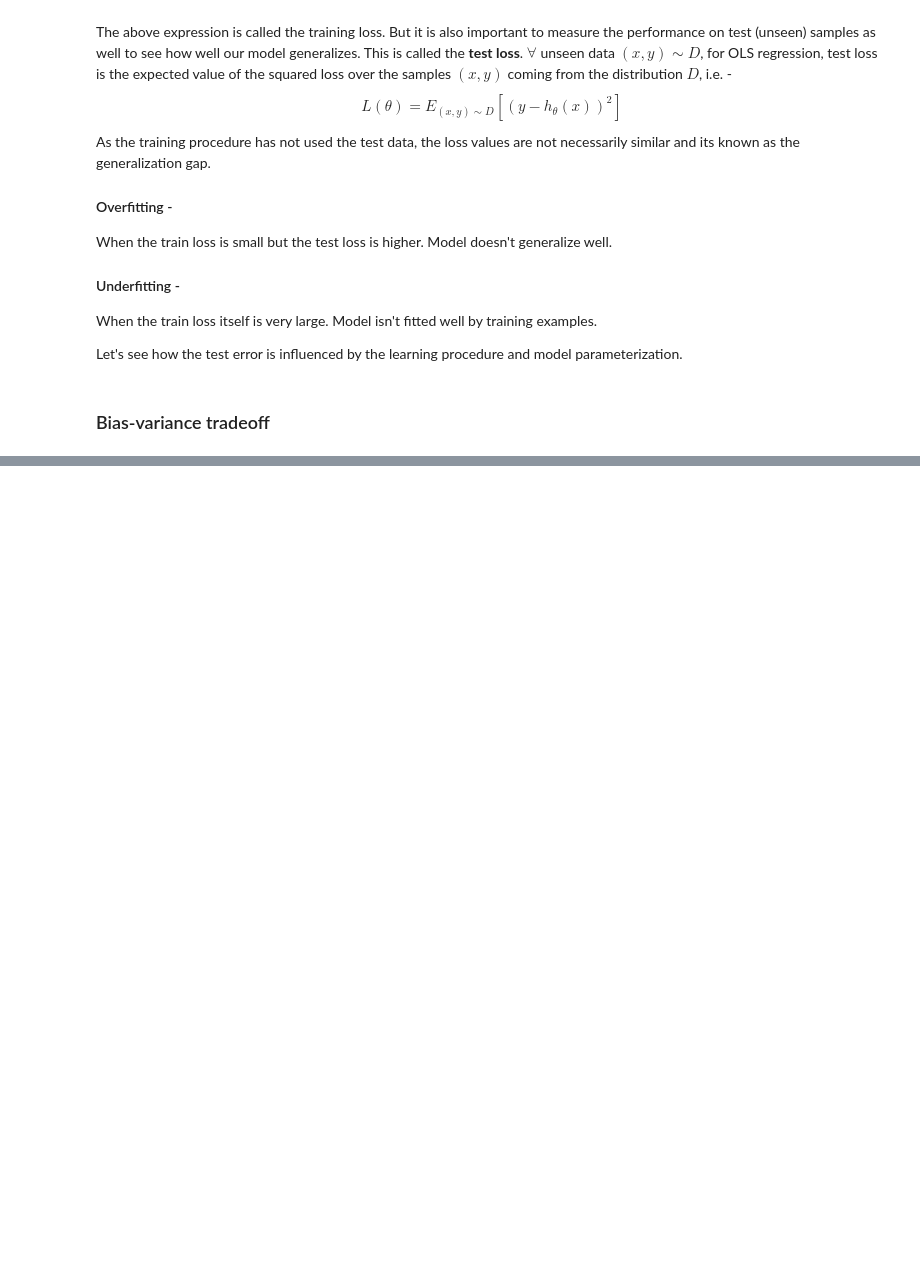
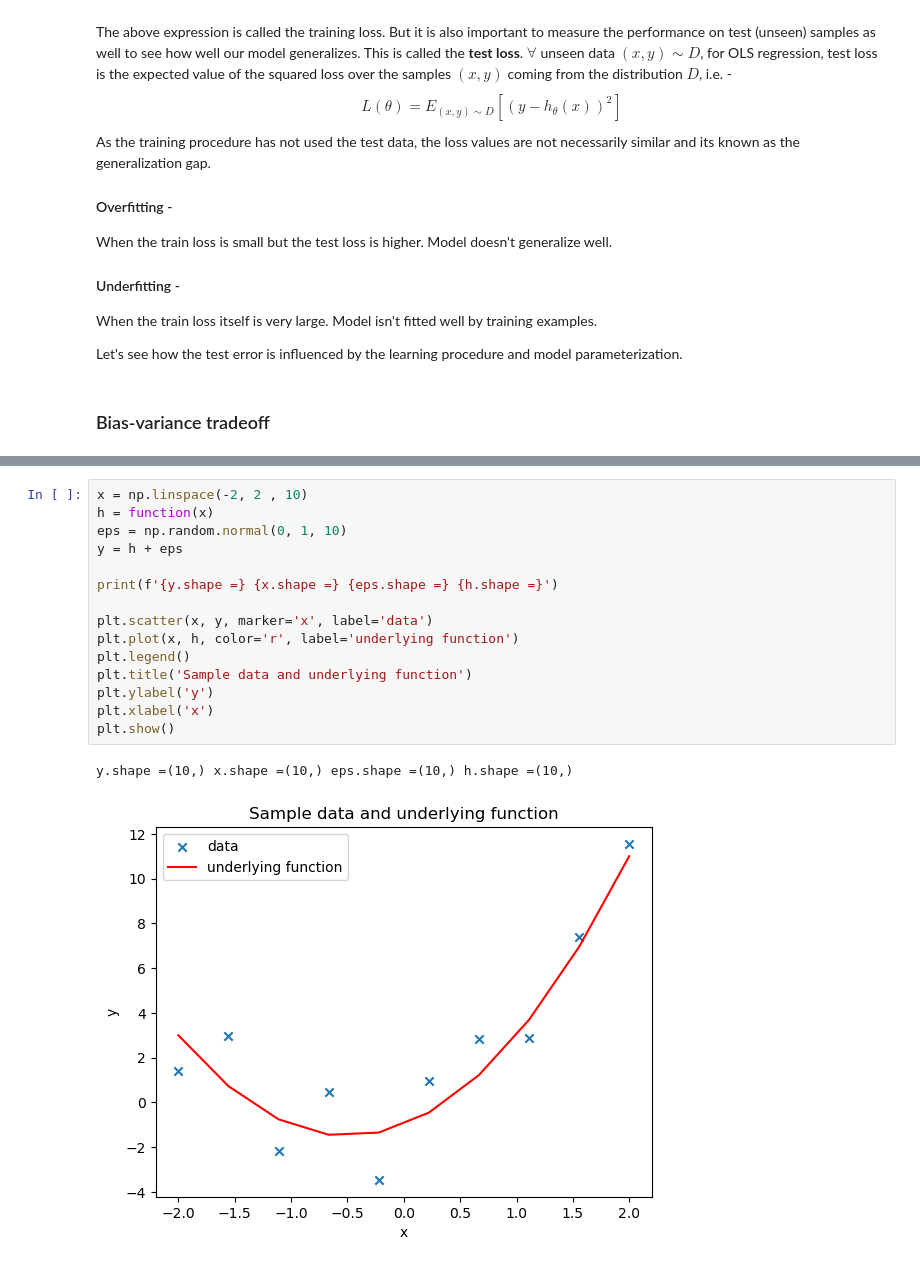
Before and after one commit to AshishSinha5/course_notes, a Jupyter notebook: cs229/chapter_8.ipynb, the cells around one changed output, grey strips where cells are left out. Saved outputs shown, nothing was run; the diff lists cells and outputs as text; blank space fills up the shorter version.

```diff
--- a/cs229/chapter_8.ipynb
+++ b/cs229/chapter_8.ipynb
@@ -23,0 +93,18 @@ Let's see how the test error is influenced by the learning procedure and model p
+# %%
+x = np.linspace(-2, 2 , 10)
+h = function(x)
+eps = np.random.normal(0, 1, 10)
+y = h + eps
+
+print(f'{y.shape =} {x.shape =} {eps.shape =} {h.shape =}')
+
+plt.scatter(x, y, marker='x', label='data')
+plt.plot(x, h, color='r', label='underlying function')
+plt.legend()
+plt.title('Sample data and underlying function')
+plt.ylabel('y')
+plt.xlabel('x')
+plt.show()
+# %% [output]
+y.shape =(10,) x.shape =(10,) eps.shape =(10,) h.shape =(10,)
+[figure, added]
```
Also changed, not shown: parts of 11 cells of this notebook.
